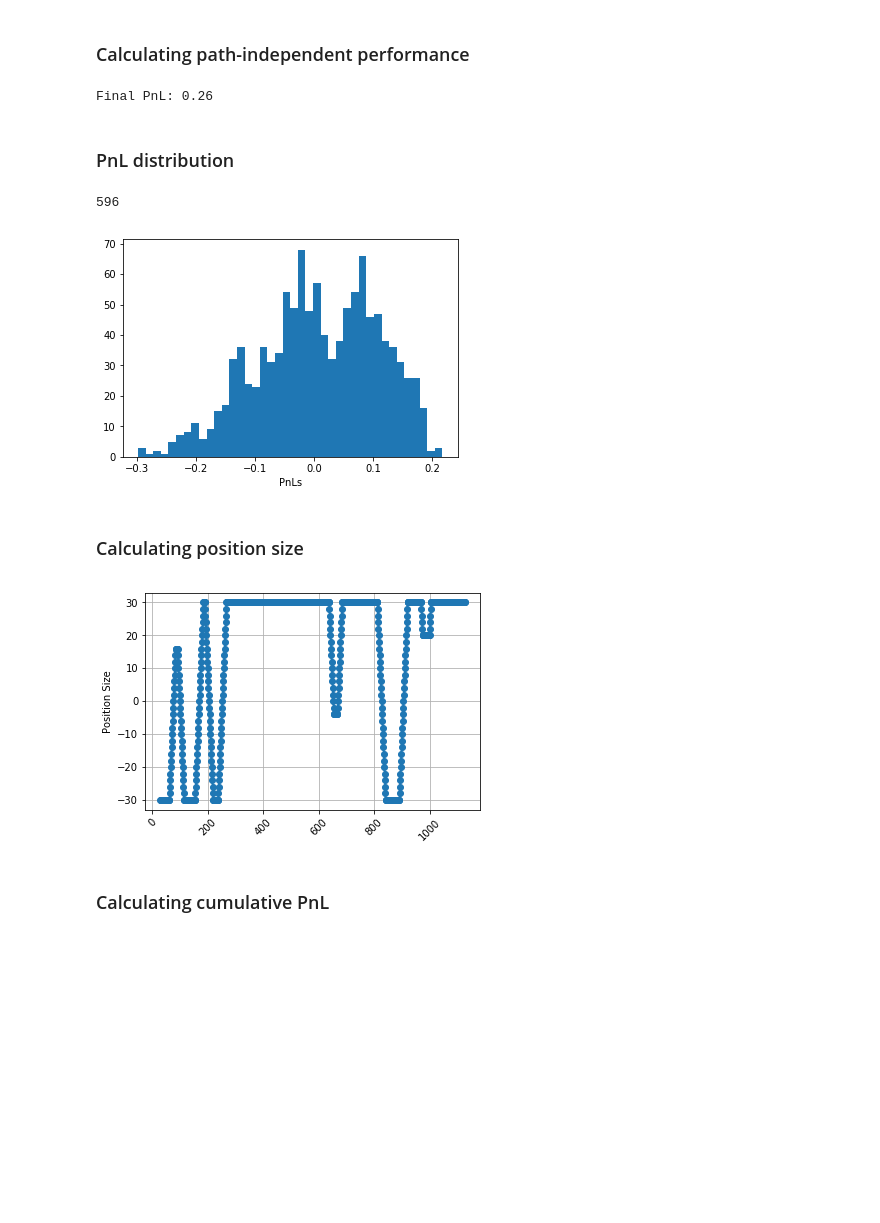
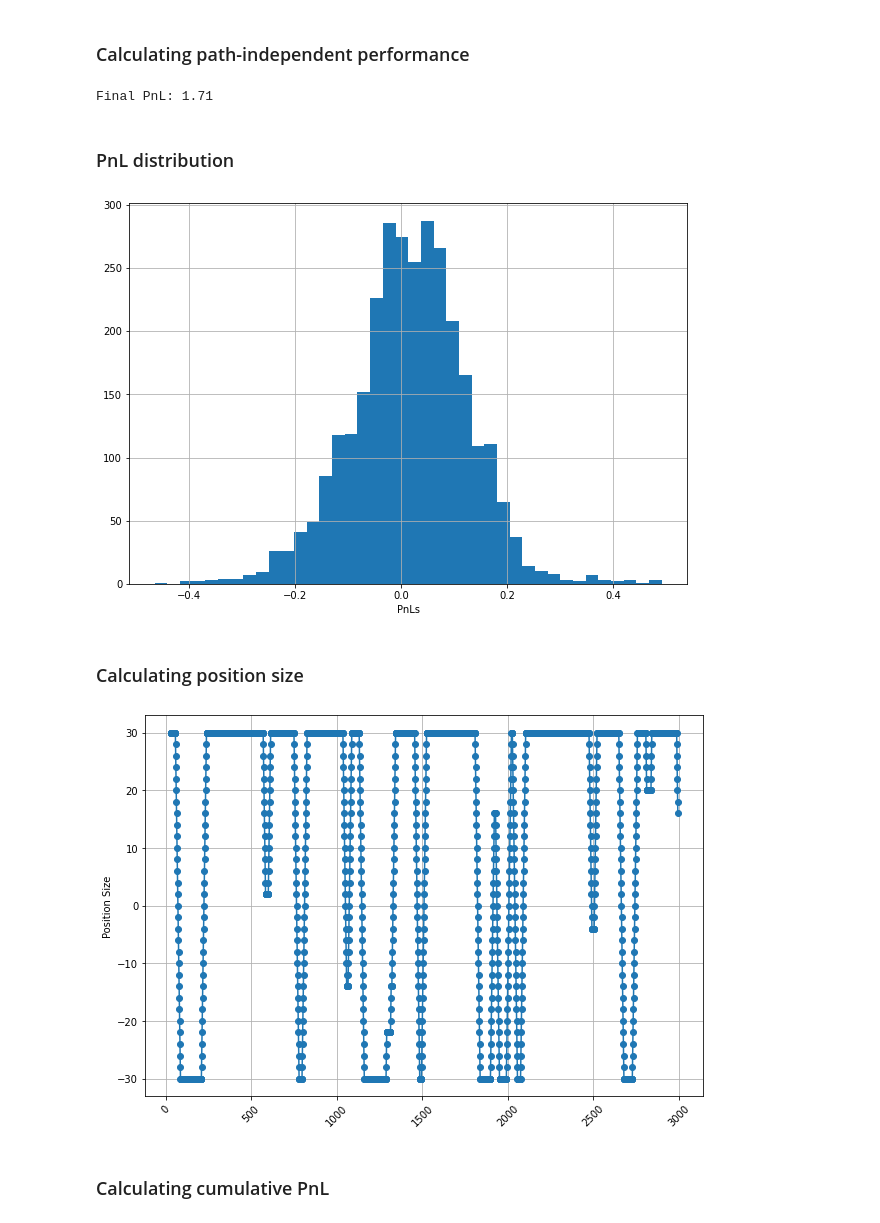
Before and after one commit to halilcodes/quant-trading-essentials, a Jupyter notebook: TA-Lib Integration.ipynb, the cells around one changed output. Cells and saved outputs as stored; diff of their text form; code cells hidden in the pictures; blank space fills up the shorter version.

```diff
--- a/TA-Lib Integration.ipynb
+++ b/TA-Lib Integration.ipynb
@@ -21,6 +22,6 @@ import pandas as pd
 Now, let's first download some market data. Note that the Pandas Datareader returns them as a dataframe. What we get here are open/high/low/close __(OHLC)__ data also called candlesticks.
 # %%
 # Downloading some market data
-aapl = pdr.get_data_yahoo('AAPL')
+aapl = yf.download('AAPL', start="2008-01-01", end="2020-06-01")
 aapl.head()
 # %% [output]
@@ -169,27 +233,30 @@ fwd_rets = get_fwd_rets(ret_wdw)
 pnls = np.sign(sma_diff[101:-ret_wdw])*fwd_rets[101:]
 print('Final PnL: %.2f'%(np.sum(pnls)/ret_wdw))
 # %% [output]
-Final PnL: 0.26
+Final PnL: 1.71
 # %% [markdown]
 ### PnL distribution
 # %%
+plt.figure(figsize=(10,7))
 plt.hist(pnls, 40)
 plt.xlabel('PnLs')
 len(pnls[pnls>0])
+plt.grid()
+plt.show()
 # %% [output]
-596
-[figure, old version]
+[figure, new version]
 # %% [markdown]
 ### Calculating position size
 # %%
 sign = np.sign(sma_diff[101:-ret_wdw])
 # %%
+plt.figure(figsize=(10,7))
 plt.plot(pd.Series(sign).rolling(ret_wdw).sum(), '-o')
 plt.grid()
 plt.xticks(rotation=45)
 plt.ylabel('Position Size');
 # %% [output]
-[figure, old version]
+[figure, new version]
 # %% [markdown]
 ### Calculating cumulative PnL
 # %%
```
Also changed, not shown: parts of 17 cells of this notebook, 2 other files.
